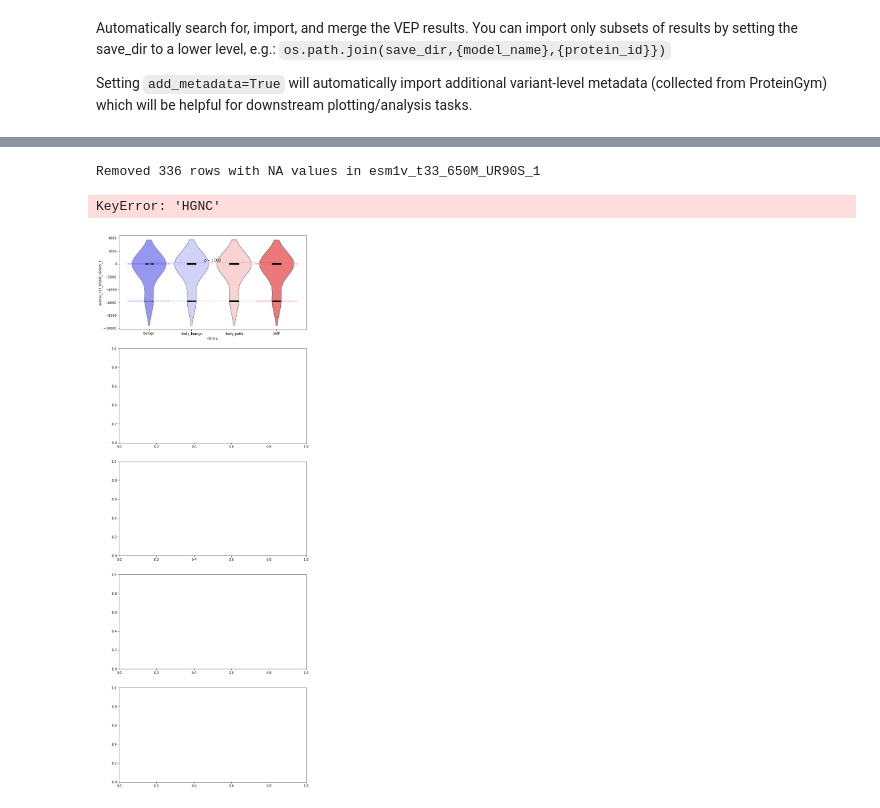
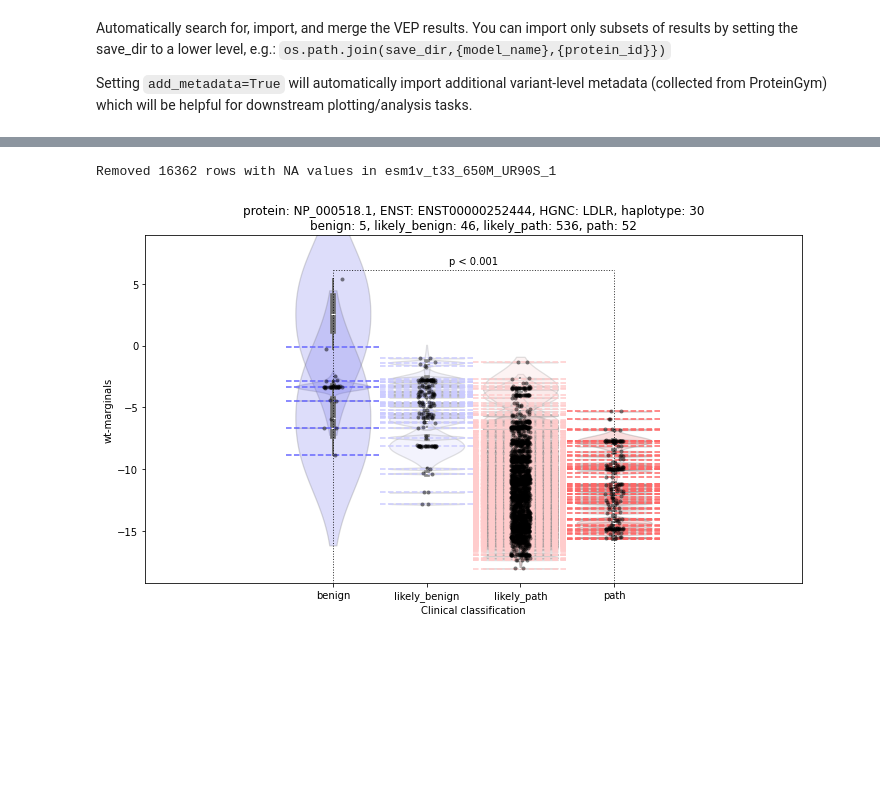
Before and after one commit to bschilder/VEP_protein, a Jupyter notebook: notebooks/VEP.ipynb, the cells around one changed output, grey strips where cells are left out. Drawn from its saved outputs; the diff is of its cells as text; code cells hidden in the pictures; blank space fills up the shorter version.

Commit message:
Add plots to VEP notebook

```diff
--- a/notebooks/VEP.ipynb
+++ b/notebooks/VEP.ipynb
@@ -247,7 +264,8 @@ KeyError: 'protein_sequence_length'
 # %%
 ESM.plot_vep_violin(vep_df,
+                    max_proteins=1,
+                    scoring_strategy="wt-marginals",
                     model_location="esm1v_t33_650M_UR90S_1")
 # %% [output]
-Removed 336 rows with NA values in esm1v_t33_650M_UR90S_1
+Removed 16362 rows with NA values in esm1v_t33_650M_UR90S_1
-KeyError: 'HGNC'
-[figure, old version]
+[figure, new version]
```
Also changed, not shown: parts of 7 cells of this notebook, 3 other files.
